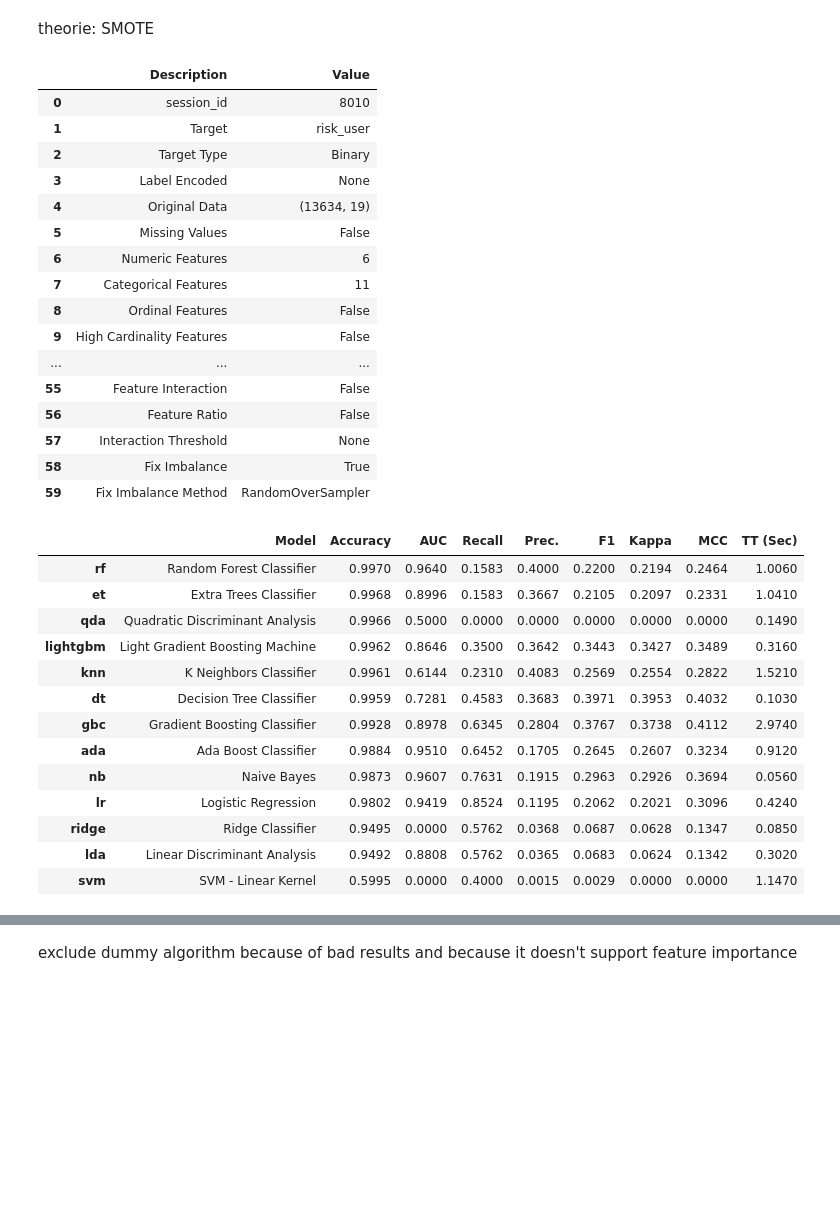
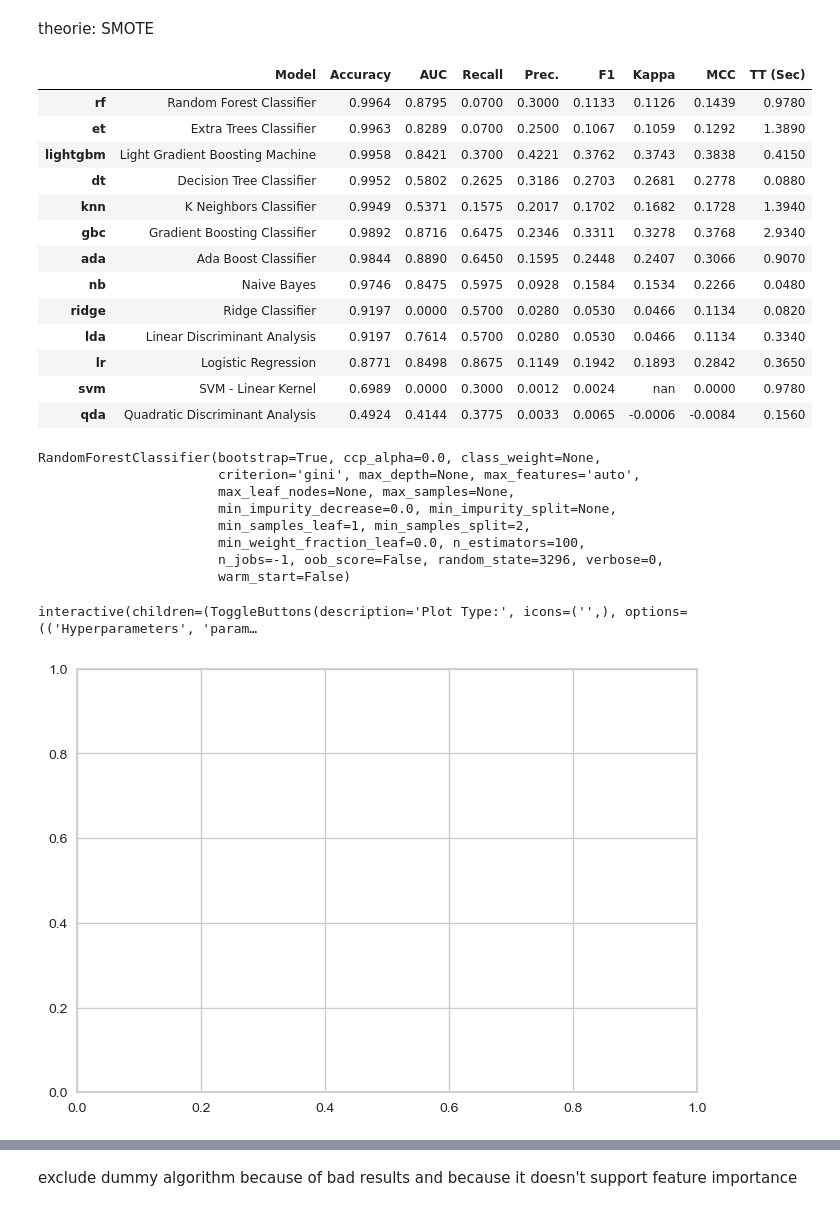
Before and after one commit to yassdenn/cca, a Jupyter notebook: MAIN.ipynb, the cells around one changed output, grey strips where cells are left out. Drawn from its saved outputs; the diff is of its cells as text; code cells hidden in the pictures; blank space fills up the shorter version.

Commit message:
new plots + experiments

```diff
--- a/MAIN.ipynb
+++ b/MAIN.ipynb
@@ -390,6 +439,6 @@ Es wir einen zufälligen Test-Datensatz von 20 Prozent gesampelt.
 # %%
 cca_for_test = cca_unique_id.drop(['BEGIN_MONTHS','payment_status'], axis= 1)
-training_data = cca_for_test.sample(frac=0.8, random_state=25)
+training_data = cca_for_test.sample(frac=0.9, random_state=25)
 testing_data = cca_for_test.drop(training_data.index)
 # %% [markdown]
 ## Versuche mit PyCarat <br>
@@ -416,44 +465,37 @@ theorie: SMOTE
 # %%
 stp = pycaret.classification.setup(data = training_data, target = 'risk_user', train_size = 0.8,
             categorical_features = ['gender','owning_car','children_amt', 'owning_property', 'education_level',
                                     'marital_status', 'housing_type',
                                     'job'], fold_strategy = 'kfold',
             fix_imbalance = True, fix_imbalance_method = imblearn.over_sampling.RandomOverSampler(), fold = 10,
             ignore_features = ['applicant_ID'],
             use_gpu=True)
+best_model_with_oversampling = compare_models(exclude= ['dummy'],n_select=13)
+print(best_model_with_oversampling[0])
+evaluate_model(best_model_with_oversampling[0])
 # %% [output]
-|  | Description | Value |
-| 0 | session_id | 8010 |
-| 1 | Target | risk_user |
-| 2 | Target Type | Binary |
-| 3 | Label Encoded | None |
-| 4 | Original Data | (13634, 19) |
-| 5 | Missing Values | False |
-| 6 | Numeric Features | 6 |
-| 7 | Categorical Features | 11 |
-| 8 | Ordinal Features | False |
-| 9 | High Cardinality Features | False |
-| ... | ... | ... |
-| 55 | Feature Interaction | False |
-| 56 | Feature Ratio | False |
-| 57 | Interaction Threshold | None |
-| 58 | Fix Imbalance | True |
-| 59 | Fix Imbalance Method | RandomOverSampler |
+|  | Model | Accuracy | AUC | Recall | Prec. | F1 | Kappa | MCC | TT (Sec) |
+| rf | Random Forest Classifier | 0.9964 | 0.8795 | 0.0700 | 0.3000 | 0.1133 | 0.1126 | 0.1439 | 0.9780 |
+| et | Extra Trees Classifier | 0.9963 | 0.8289 | 0.0700 | 0.2500 | 0.1067 | 0.1059 | 0.1292 | 1.3890 |
+| lightgbm | Light Gradient Boosting Machine | 0.9958 | 0.8421 | 0.3700 | 0.4221 | 0.3762 | 0.3743 | 0.3838 | 0.4150 |
+| dt | Decision Tree Classifier | 0.9952 | 0.5802 | 0.2625 | 0.3186 | 0.2703 | 0.2681 | 0.2778 | 0.0880 |
+| knn | K Neighbors Classifier | 0.9949 | 0.5371 | 0.1575 | 0.2017 | 0.1702 | 0.1682 | 0.1728 | 1.3940 |
+| gbc | Gradient Boosting Classifier | 0.9892 | 0.8716 | 0.6475 | 0.2346 | 0.3311 | 0.3278 | 0.3768 | 2.9340 |
+| ada | Ada Boost Classifier | 0.9844 | 0.8890 | 0.6450 | 0.1595 | 0.2448 | 0.2407 | 0.3066 | 0.9070 |
+| nb | Naive Bayes | 0.9746 | 0.8475 | 0.5975 | 0.0928 | 0.1584 | 0.1534 | 0.2266 | 0.0480 |
+| ridge | Ridge Classifier | 0.9197 | 0.0000 | 0.5700 | 0.0280 | 0.0530 | 0.0466 | 0.1134 | 0.0820 |
+| lda | Linear Discriminant Analysis | 0.9197 | 0.7614 | 0.5700 | 0.0280 | 0.0530 | 0.0466 | 0.1134 | 0.3340 |
+| lr | Logistic Regression | 0.8771 | 0.8498 | 0.8675 | 0.1149 | 0.1942 | 0.1893 | 0.2842 | 0.3650 |
+| svm | SVM - Linear Kernel | 0.6989 | 0.0000 | 0.3000 | 0.0012 | 0.0024 | nan | 0.0000 | 0.9780 |
+| qda | Quadratic Discriminant Analysis | 0.4924 | 0.4144 | 0.3775 | 0.0033 | 0.0065 | -0.0006 | -0.0084 | 0.1560 |
+RandomForestClassifier(bootstrap=True, ccp_alpha=0.0, class_weight=None,
+                       criterion='gini', max_depth=None, max_features='auto',
+                       max_leaf_nodes=None, max_samples=None,
+                       min_impurity_decrease=0.0, min_impurity_split=None,
+                       min_samples_leaf=1, min_samples_split=2,
+                       min_weight_fraction_leaf=0.0, n_estimators=100,
+                       n_jobs=-1, oob_score=False, random_state=3296, verbose=0,
+                       warm_start=False)
+interactive(children=(ToggleButtons(description='Plot Type:', icons=('',), options=(('Hyperparameters', 'param…
+[figure, added]
-# %%
-best_model_with_oversampling = compare_models(exclude= ['dummy'])
-# %% [output]
-|  | Model | Accuracy | AUC | Recall | Prec. | F1 | Kappa | MCC | TT (Sec) |
-| rf | Random Forest Classifier | 0.9970 | 0.9640 | 0.1583 | 0.4000 | 0.2200 | 0.2194 | 0.2464 | 1.0060 |
-| et | Extra Trees Classifier | 0.9968 | 0.8996 | 0.1583 | 0.3667 | 0.2105 | 0.2097 | 0.2331 | 1.0410 |
-| qda | Quadratic Discriminant Analysis | 0.9966 | 0.5000 | 0.0000 | 0.0000 | 0.0000 | 0.0000 | 0.0000 | 0.1490 |
-| lightgbm | Light Gradient Boosting Machine | 0.9962 | 0.8646 | 0.3500 | 0.3642 | 0.3443 | 0.3427 | 0.3489 | 0.3160 |
-| knn | K Neighbors Classifier | 0.9961 | 0.6144 | 0.2310 | 0.4083 | 0.2569 | 0.2554 | 0.2822 | 1.5210 |
-| dt | Decision Tree Classifier | 0.9959 | 0.7281 | 0.4583 | 0.3683 | 0.3971 | 0.3953 | 0.4032 | 0.1030 |
-| gbc | Gradient Boosting Classifier | 0.9928 | 0.8978 | 0.6345 | 0.2804 | 0.3767 | 0.3738 | 0.4112 | 2.9740 |
-| ada | Ada Boost Classifier | 0.9884 | 0.9510 | 0.6452 | 0.1705 | 0.2645 | 0.2607 | 0.3234 | 0.9120 |
-| nb | Naive Bayes | 0.9873 | 0.9607 | 0.7631 | 0.1915 | 0.2963 | 0.2926 | 0.3694 | 0.0560 |
-| lr | Logistic Regression | 0.9802 | 0.9419 | 0.8524 | 0.1195 | 0.2062 | 0.2021 | 0.3096 | 0.4240 |
-| ridge | Ridge Classifier | 0.9495 | 0.0000 | 0.5762 | 0.0368 | 0.0687 | 0.0628 | 0.1347 | 0.0850 |
-| lda | Linear Discriminant Analysis | 0.9492 | 0.8808 | 0.5762 | 0.0365 | 0.0683 | 0.0624 | 0.1342 | 0.3020 |
-| svm | SVM - Linear Kernel | 0.5995 | 0.0000 | 0.4000 | 0.0015 | 0.0029 | 0.0000 | 0.0000 | 1.1470 |
 # %%
```
Also changed, not shown: parts of 10 cells of this notebook.
